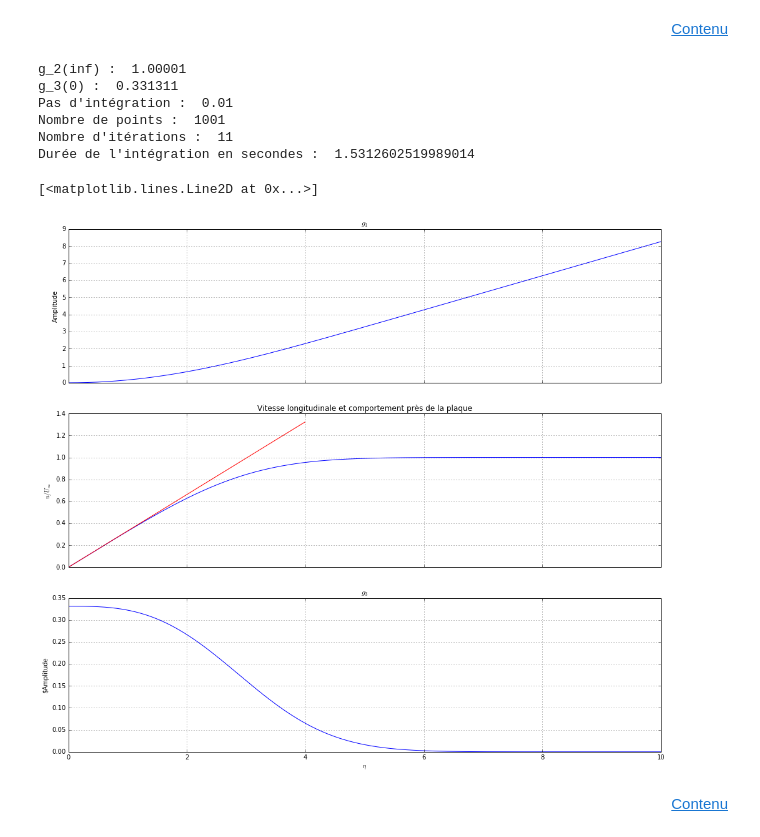
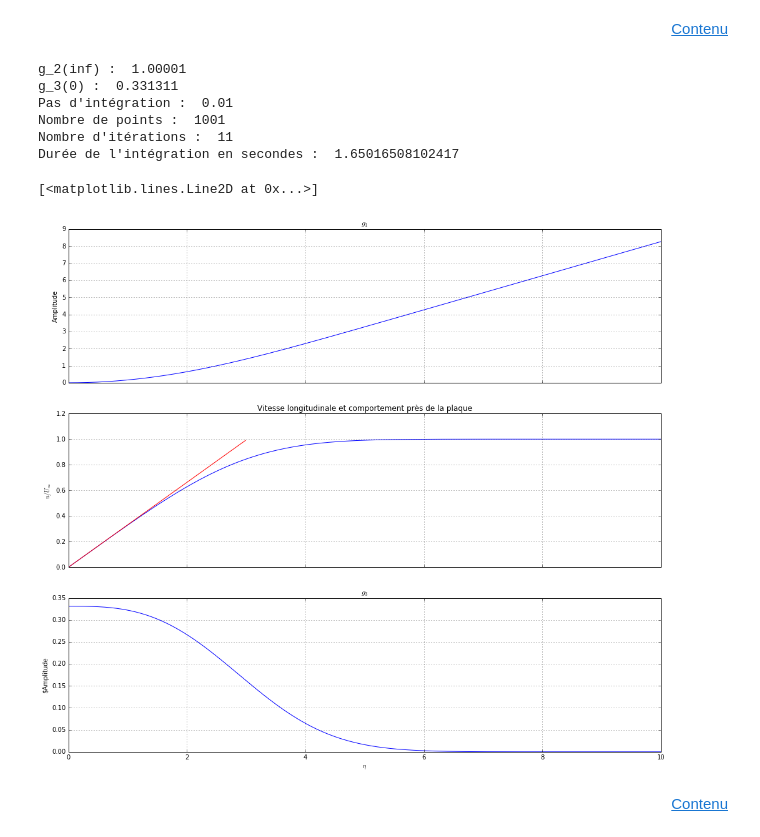
Before and after one commit to MGulina/Blasius, a Jupyter notebook: Blasius.ipynb, the cells around one changed output. Saved outputs shown, nothing was run; the diff lists cells and outputs as text; code cells hidden in the pictures.

```diff
--- a/Blasius.ipynb
+++ b/Blasius.ipynb
@@ -537,8 +557,7 @@ def RK4_Blasius(m, x_min, x_max, CIg3) :
         Y2 = YY2
         Y3 = YY3
 
-        # 1.2.2 - Calcul des termes du schéma RK4
-
+        # 1.2.2 - Calcul des termes du schéma RK4 (Rmq : k = hK)
         ## Terme K1
         k11 = h*eval(eqn1)
         k12 = h*eval(eqn2)
@@ -546,23 +565,23 @@ def RK4_Blasius(m, x_min, x_max, CIg3) :
 
         ## Terme K2
 
-        Y1 = YY1 + (k11/2.)
+        Y1 = YY1 + (k11/2)
         k21 = h*eval(eqn1)
 
-        Y2 = YY2 + (k12/2.)
+        Y2 = YY2 + (k12/2)
         k22 = h*eval(eqn2)
 
-        Y3 = YY3 + (k13/2.)
+        Y3 = YY3 + (k13/2)
         k23 = h*eval(eqn3)
 
         ## Terme K3
-        Y1 = YY1 + (k21/2.)
+        Y1 = YY1 + (k21/2)
         k31 = h*eval(eqn1)
 
-        Y2 = YY2 + (k22/2.)
+        Y2 = YY2 + (k22/2)
         k32 = h*eval(eqn2)
 
-        Y3 = YY3 + (k23/2.)
+        Y3 = YY3 + (k23/2)
         k33 = h*eval(eqn3)
 
         ## Terme K4
@@ -576,9 +595,9 @@ def RK4_Blasius(m, x_min, x_max, CIg3) :
         k43 = h*eval(eqn3)
 
         # 1.2.3 - Addition des termes avec la pondération du schéma RK4
-        g1[i+1] = g1[i] + (1./6.)*(k11 + 2.*k21 + 2.*k31 + k41)
-        g2[i+1] = g2[i] + (1./6.)*(k12 + 2.*k22 + 2.*k32 + k42)
-        g3[i+1] = g3[i] + (1./6.)*(k13 + 2.*k23 + 2.*k33 + k43)
+        g1[i+1] = g1[i] + (1/6)*(k11 + 2*k21 + 2*k31 + k41)
+        g2[i+1] = g2[i] + (1/6)*(k12 + 2*k22 + 2*k32 + k42)
+        g3[i+1] = g3[i] + (1/6)*(k13 + 2*k23 + 2*k33 + k43)
 
     return np.transpose(np.array([g1, g2, g3]))
 
@@ -687,8 +706,8 @@ while abs(Erreur) > tol:
 
 DureeTotale = time.time() - start_time  # toc
 
-# 2.3 - Approximation de g_2 pour les petites valeurs de eta (0 < eta <~ 4.)
-x = eta[0:floor(m*4/(etamax - 0))] # Permet d'aller jusque eta =~ 4.
+# 2.3 - Approximation de g_2 pour les petites valeurs de eta (0 < eta <~ 3)
+x = eta[0:floor(m*3/(etamax - 0))] # Permet d'aller jusque eta =~ 3
 
 # 2.4 - Sorties
 # 2.4.1 - Numériques
@@ -706,35 +725,35 @@ figtir, axestir = plt.subplots(3, sharex = True, figsize=(17,15))
 axestir[0].plot(eta, g[:,0])
 axestir[0].set_ylabel('Amplitude')
 axestir[0].set_title('$g_1$')
 axestir[0].xaxis.grid(True,'major')
 axestir[0].yaxis.grid(True,'major')
 
 # u
 axestir[1].plot(eta, g[:,1]) # facteur dimensionnel : U*
 axestir[1].set_ylabel('$u/U_\infty$')
 axestir[1].set_title('Vitesse longitudinale et comportement près de la plaque')
 axestir[1].xaxis.grid(True,'major')
 axestir[1].yaxis.grid(True,'major')
 
 # g_3
 axestir[2].plot(eta, g[:,2])
 axestir[2].set_title('$g_3$')
 axestir[2].xaxis.grid(True,'major')
 axestir[2].yaxis.grid(True,'major')
 axestir[2].set_xlabel('$\eta$')
 axestir[2].set_ylabel('$Amplitude')
 
 # Comportement à l'origine
 axestir[1].plot(x, x*g[0,2],'r') # facteur dimensionnel : U*
 # %% [output]
 g_2(inf) :  1.00001
 g_3(0) :  0.331311
 Pas d'intégration :  0.01
 Nombre de points :  1001
 Nombre d'itérations :  11
-Durée de l'intégration en secondes :  1.5312602519989014
+Durée de l'intégration en secondes :  1.65016508102417
 [<matplotlib.lines.Line2D at 0x...>]
-[figure, old version]
+[figure, new version]
 # %% [markdown]
 <div align="right">
 <a href="#Contenu">Contenu</a>
```
Also changed, not shown: parts of 11 cells of this notebook.
